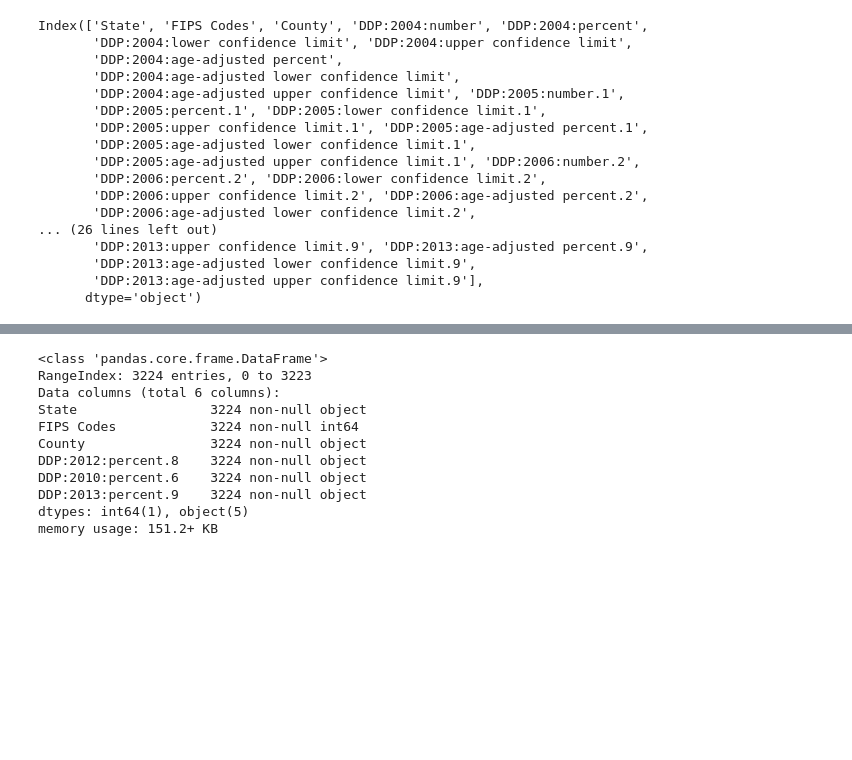
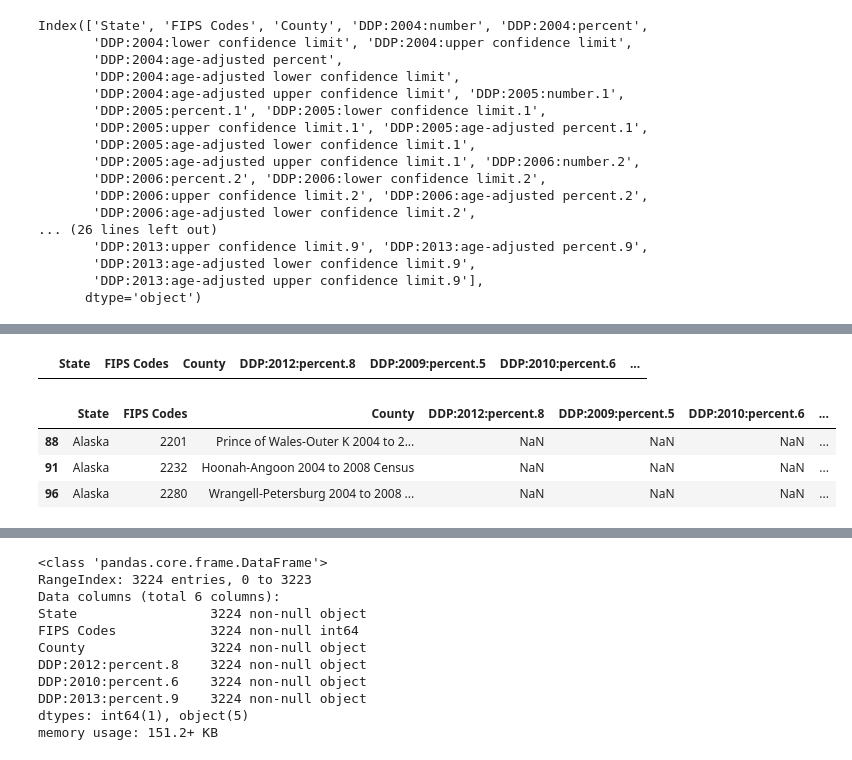
Before and after one commit to lbordz/diabetes-rates-prediction, a Jupyter notebook: data_cleaning/A-Obtaining_Data-1-Diabetes_data.ipynb, the cells around one changed output, grey strips where cells are left out. Cells and saved outputs as stored; diff of their text form; code cells hidden in the pictures; blank space fills up the shorter version.

```diff
--- a/data_cleaning/A-Obtaining_Data-1-Diabetes_data.ipynb
+++ b/data_cleaning/A-Obtaining_Data-1-Diabetes_data.ipynb
@@ -118,0 +175,2 @@ Index(['State', 'FIPS Codes', 'County', 'DDP:2004:number', 'DDP:2004:percent',
+# %%
+third_pass.loc[2919, 'DDP:2013:percent.9'] = Diabetes_data.iloc[2919]['DDP:2012:percent.8']
@@ -118,0 +195,5 @@ Index(['State', 'FIPS Codes', 'County', 'DDP:2004:number', 'DDP:2004:percent',
+# %%
+third_pass['DDP:2012:percent.8'] = pd.to_numeric(third_pass['DDP:2012:percent.8'], errors = 'coerce')
+third_pass['DDP:2009:percent.5'] = pd.to_numeric(third_pass['DDP:2009:percent.5'], errors = 'coerce')
+third_pass['DDP:2010:percent.6'] = pd.to_numeric(third_pass['DDP:2010:percent.6'], errors = 'coerce')
+third_pass['DDP:2013:percent.9'] = pd.to_numeric(third_pass['DDP:2013:percent.9'], errors = 'coerce')
@@ -118,0 +221,15 @@ Index(['State', 'FIPS Codes', 'County', 'DDP:2004:number', 'DDP:2004:percent',
+# %%
+#making sure no missing numbers
+third_pass[third_pass[['DDP:2012:percent.8', 'DDP:2009:percent.5', 'DDP:2010:percent.6',
+            'DDP:2013:percent.9']].applymap(np.isreal).sum(axis = 1) < 4]
+# %% [output]
+|  | State | FIPS Codes | County | DDP:2012:percent.8 | DDP:2009:percent.5 | DDP:2010:percent.6 | ... |
+# %%
+#making sure NANs are the 3 i expect
+third_pass[third_pass[['DDP:2012:percent.8', 'DDP:2009:percent.5', 'DDP:2010:percent.6',
+            'DDP:2013:percent.9']].isnull().sum(axis = 1) > 0]
+# %% [output]
+|  | State | FIPS Codes | County | DDP:2012:percent.8 | DDP:2009:percent.5 | DDP:2010:percent.6 | ... |
+| 88 | Alaska | 2201 | Prince of Wales-Outer K 2004 to 2... | NaN | NaN | NaN | ... |
+| 91 | Alaska | 2232 | Hoonah-Angoon 2004 to 2008 Census | NaN | NaN | NaN | ... |
+| 96 | Alaska | 2280 | Wrangell-Petersburg 2004 to 2008 ... | NaN | NaN | NaN | ... |
```
Also changed, not shown: parts of 18 cells of this notebook.
